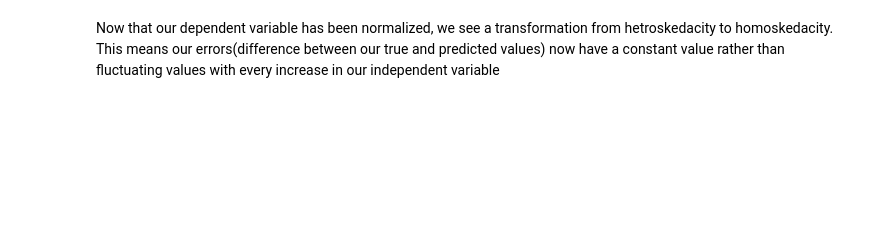
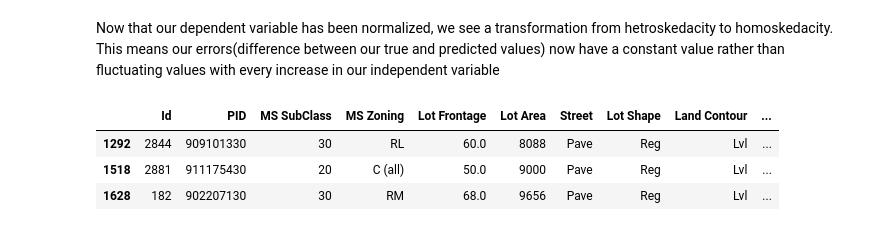
Before and after one commit to ianibogwu/Projects, a Jupyter notebook: GA-projects/01-Ames-housing/Cleaning_EDA.ipynb, the cells around one changed output. Cells and saved outputs as stored; diff of their text form; code cells hidden in the pictures; blank space fills up the shorter version.

```diff
--- a/GA-projects/01-Ames-housing/Cleaning_EDA.ipynb
+++ b/GA-projects/01-Ames-housing/Cleaning_EDA.ipynb
@@ -586,2 +585,9 @@ sns.residplot(trained['Gr Liv Area'], trained['SalePrice'], ax = ax2);
 # %% [markdown]
 Now that our dependent variable has been normalized, we see a transformation from hetroskedacity to homoskedacity. This means our errors(difference between our true and predicted values) now have a constant value rather than fluctuating values with every increase in our independent variable
+# %%
+new_train.loc[new_train['SalePrice']< 10.5]
+# %% [output]
+|  | Id | PID | MS SubClass | MS Zoning | Lot Frontage | Lot Area | Street | Lot Shape | Land Contour | ... |
+| 1292 | 2844 | 909101330 | 30 | RL | 60.0 | 8088 | Pave | Reg | Lvl | ... |
+| 1518 | 2881 | 911175430 | 20 | C (all) | 50.0 | 9000 | Pave | Reg | Lvl | ... |
+| 1628 | 182 | 902207130 | 30 | RM | 68.0 | 9656 | Pave | Reg | Lvl | ... |
```
Also changed, not shown: parts of 8 cells of this notebook, 9 other files.
